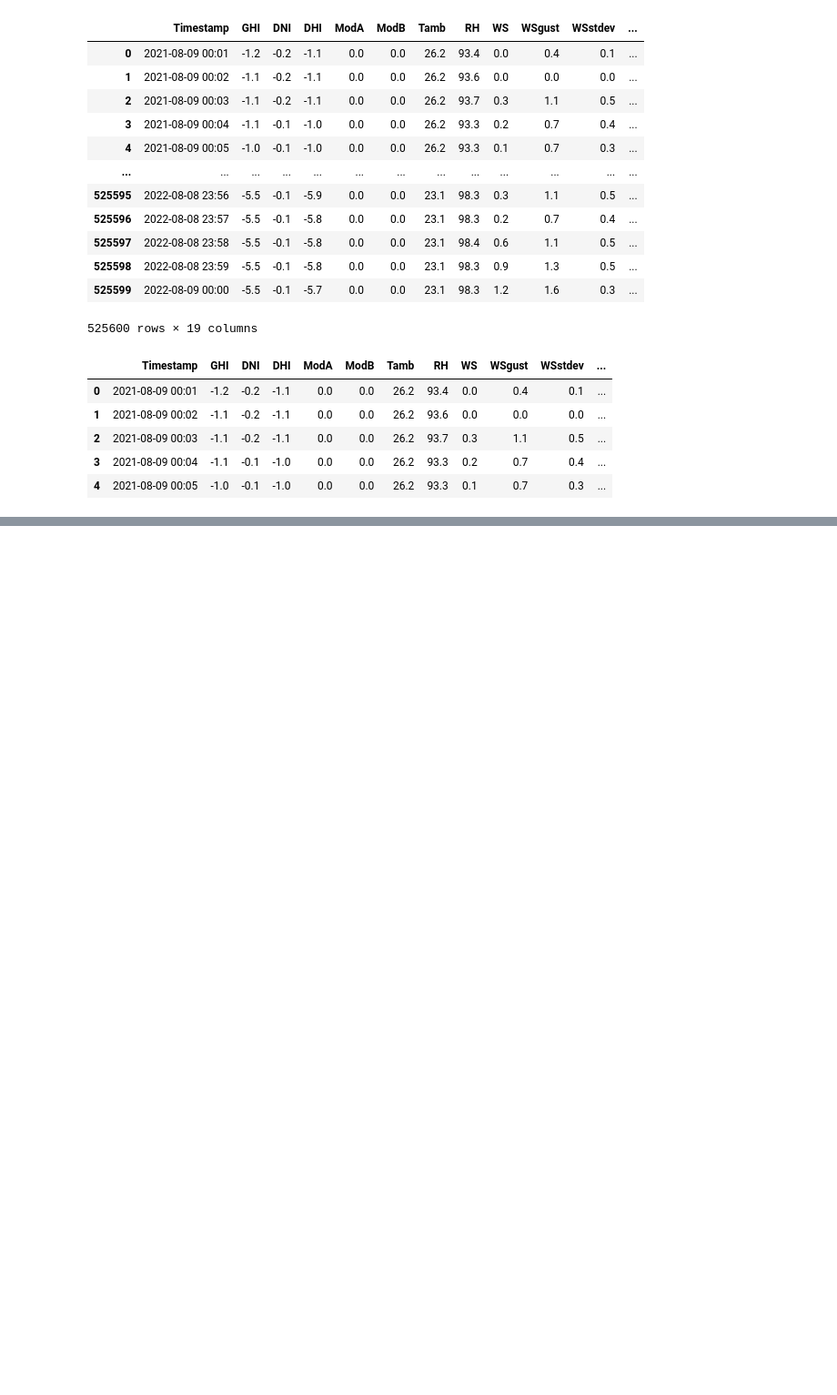
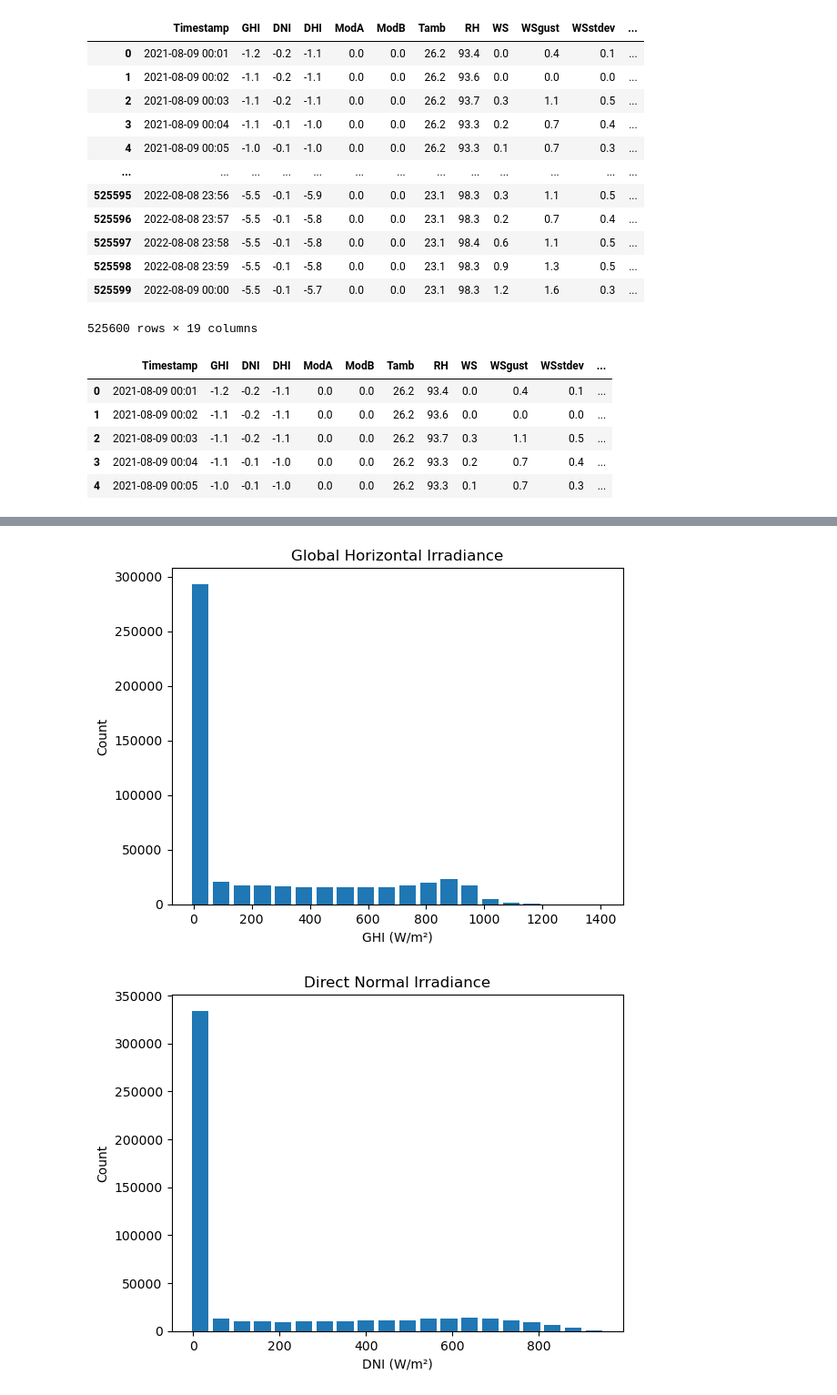
Before and after one commit to Ephrem0001/Solar-Radiation-Measurement-Data-Analysis, a Jupyter notebook: notebooks/benin-malanville.ipynb, the cells around one changed output, grey strips where cells are left out. Shown at 91% size. Cells and saved outputs as stored; diff of their text form; code cells hidden in the pictures; blank space fills up the shorter version.

```diff
--- a/notebooks/benin-malanville.ipynb
+++ b/notebooks/benin-malanville.ipynb
@@ -55,0 +97,3 @@ benin_malanville.head(5)
+# %%
+benin_malanville = benin_malanville.dropna(axis=1)
+benin_malanville
@@ -55,0 +125,21 @@ benin_malanville.head(5)
+# %%
+plt.hist(benin_malanville.GHI, bins=20, rwidth=0.8)
+plt.title('Global Horizontal Irradiance')
+plt.xlabel("GHI (W/m²)")
+plt.ylabel("Count")
+plt.show()
+
+plt.hist(benin_malanville.DNI, bins=20, rwidth=0.8)
+plt.title('Direct Normal Irradiance')
+plt.xlabel("DNI (W/m²)")
+plt.ylabel("Count")
+plt.show()
+
+plt.hist(benin_malanville.DHI, bins=20, rwidth=0.8)
+plt.title('Diffuse Horizontal Irradiance')
+plt.xlabel("DHI (W/m²)")
+plt.ylabel("Count")
+plt.show()
+# %% [output]
+[figure, added]
+[figure, added]
```
Also changed, not shown: parts of 9 cells of this notebook, 2 other files.
